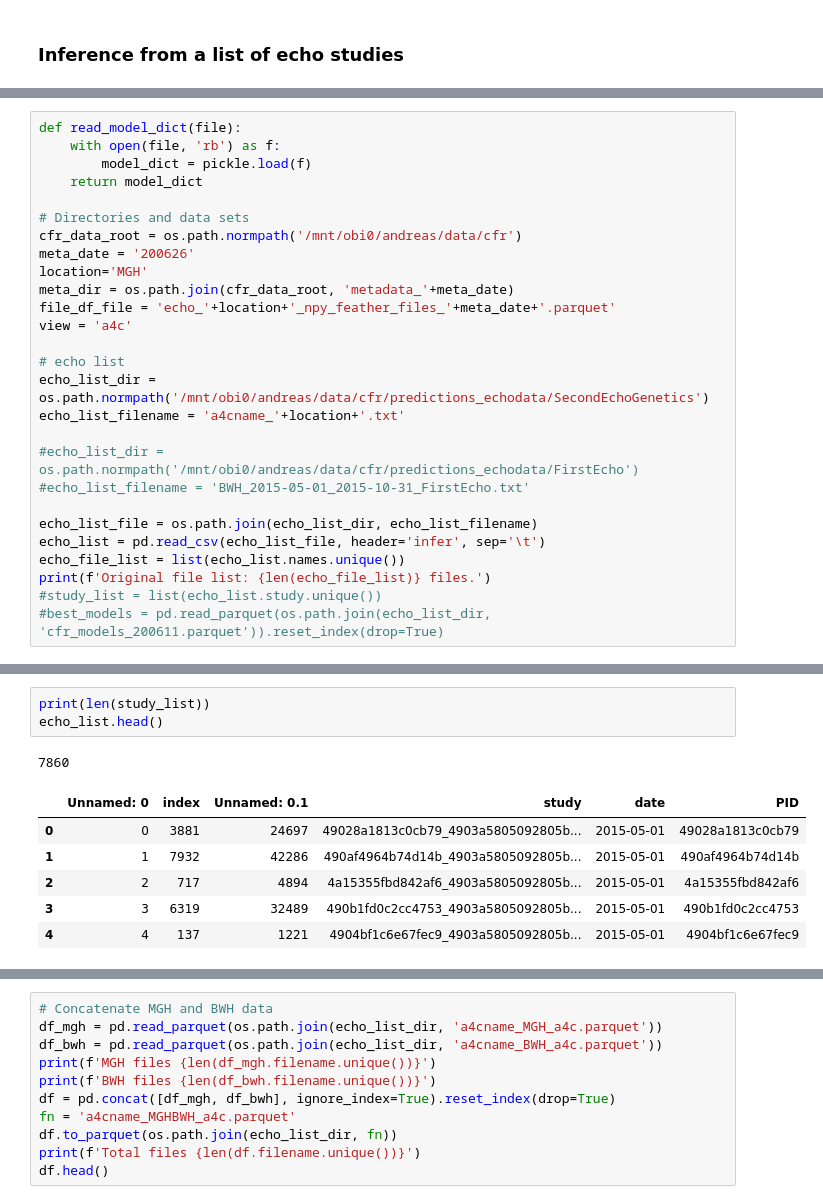
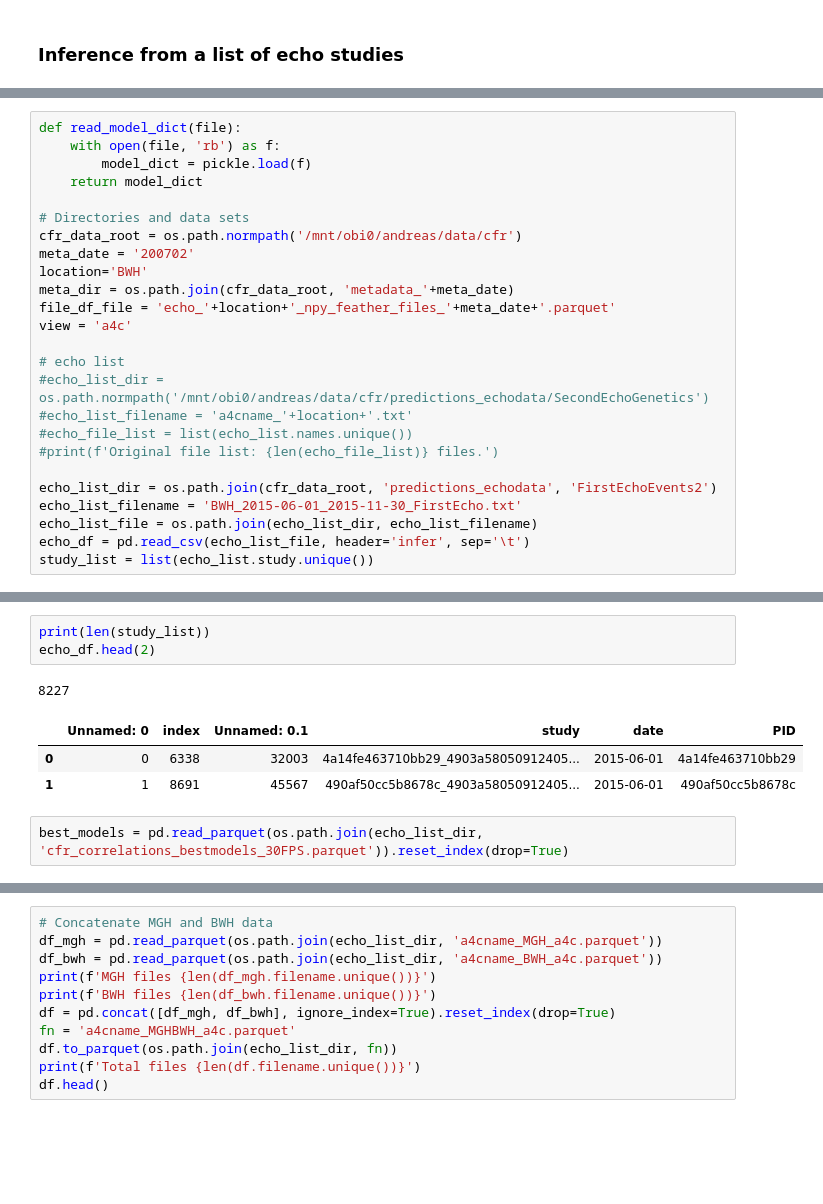
Before and after one commit to awerdich/werdich-cfr, a Jupyter notebook: notebooks/Inc2_Inference.ipynb, the cells around one changed output, grey strips where cells are left out. Saved outputs shown, nothing was run; the diff lists cells and outputs as text; blank space fills up the shorter version.

Commit message:
Ready for events predictions..

```diff
--- a/notebooks/Inc2_Inference.ipynb
+++ b/notebooks/Inc2_Inference.ipynb
@@ -16,22 +18,20 @@ def read_model_dict(file):
 
 # Directories and data sets
 cfr_data_root = os.path.normpath('/mnt/obi0/andreas/data/cfr')
-meta_date = '200626'
-location='MGH'
+meta_date = '200702'
+location='BWH'
 meta_dir = os.path.join(cfr_data_root, 'metadata_'+meta_date)
 file_df_file = 'echo_'+location+'_npy_feather_files_'+meta_date+'.parquet'
 view = 'a4c'
 
 # echo list
-echo_list_dir = os.path.normpath('/mnt/obi0/andreas/data/cfr/predictions_echodata/SecondEchoGenetics')
-echo_list_filename = 'a4cname_'+location+'.txt'
+#echo_list_dir = os.path.normpath('/mnt/obi0/andreas/data/cfr/predictions_echodata/SecondEchoGenetics')
+#echo_list_filename = 'a4cname_'+location+'.txt'
+#echo_file_list = list(echo_list.names.unique())
+#print(f'Original file list: {len(echo_file_list)} files.')
 
-#echo_list_dir = os.path.normpath('/mnt/obi0/andreas/data/cfr/predictions_echodata/FirstEcho')
-#echo_list_filename = 'BWH_2015-05-01_2015-10-31_FirstEcho.txt'
-
+echo_list_dir = os.path.join(cfr_data_root, 'predictions_echodata', 'FirstEchoEvents2')
+echo_list_filename = 'BWH_2015-06-01_2015-11-30_FirstEcho.txt'
 echo_list_file = os.path.join(echo_list_dir, echo_list_filename)
-echo_list = pd.read_csv(echo_list_file, header='infer', sep='\t')
-echo_file_list = list(echo_list.names.unique())
-print(f'Original file list: {len(echo_file_list)} files.')
-#study_list = list(echo_list.study.unique())
-#best_models = pd.read_parquet(os.path.join(echo_list_dir, 'cfr_models_200611.parquet')).reset_index(drop=True)
+echo_df = pd.read_csv(echo_list_file, header='infer', sep='\t')
+study_list = list(echo_list.study.unique())
@@ -62,14 +38,13 @@ echo_list.head()
 # %%
 print(len(study_list))
-echo_list.head()
+echo_df.head(2)
 # %% [output]
-7860
+8227
 |  | Unnamed: 0 | index | Unnamed: 0.1 | study | date | PID |
-| 0 | 0 | 3881 | 24697 | 49028a1813c0cb79_4903a5805092805b... | 2015-05-01 | 49028a1813c0cb79 |
-| 1 | 1 | 7932 | 42286 | 490af4964b74d14b_4903a5805092805b... | 2015-05-01 | 490af4964b74d14b |
-| 2 | 2 | 717 | 4894 | 4a15355fbd842af6_4903a5805092805b... | 2015-05-01 | 4a15355fbd842af6 |
-| 3 | 3 | 6319 | 32489 | 490b1fd0c2cc4753_4903a5805092805b... | 2015-05-01 | 490b1fd0c2cc4753 |
-| 4 | 4 | 137 | 1221 | 4904bf1c6e67fec9_4903a5805092805b... | 2015-05-01 | 4904bf1c6e67fec9 |
+| 0 | 0 | 6338 | 32003 | 4a14fe463710bb29_4903a58050912405... | 2015-06-01 | 4a14fe463710bb29 |
+| 1 | 1 | 8691 | 45567 | 490af50cc5b8678c_4903a58050912405... | 2015-06-01 | 490af50cc5b8678c |
+# %%
+best_models = pd.read_parquet(os.path.join(echo_list_dir, 'cfr_correlations_bestmodels_30FPS.parquet')).reset_index(drop=True)
 # %%
 # Create a reduced npy_feather files to speed up the metadata collections
 file_df_file = 'echo_'+location+'_npy_feather_files_'+meta_date+'.parquet'
```
Also changed, not shown: parts of 19 cells of this notebook, 2 other files.
